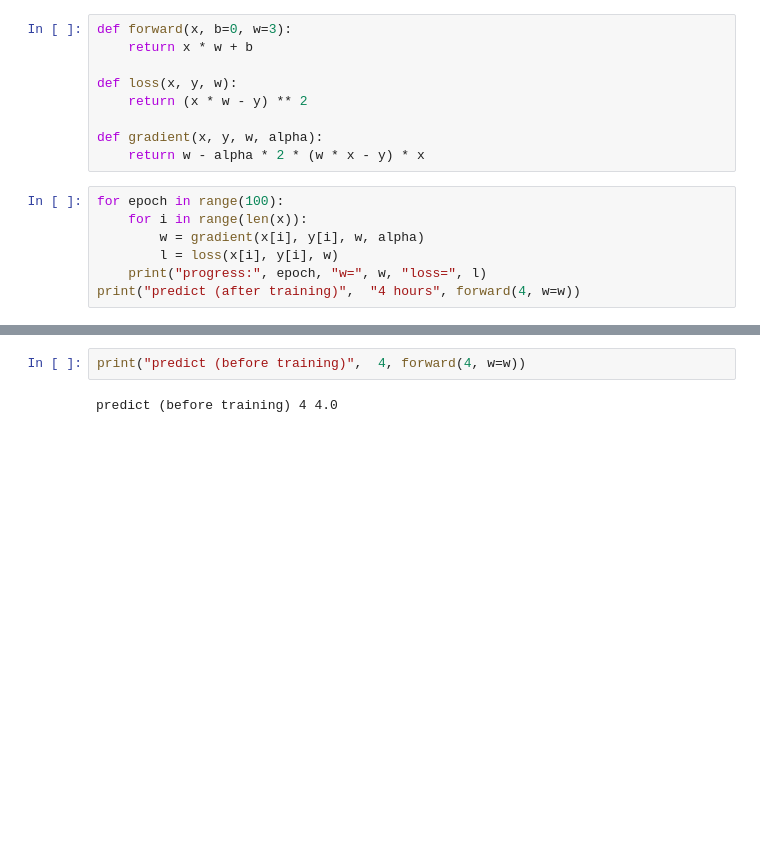
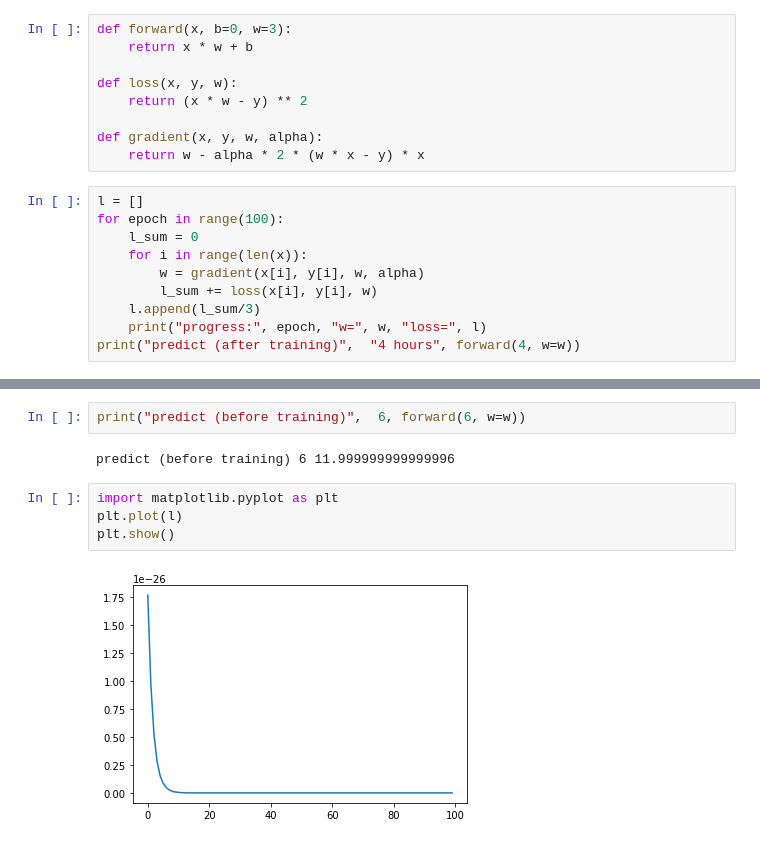
Before and after one commit to zZthebreakerZz/TrainingML, a Jupyter notebook: b_3/Untitled.ipynb, the cells around one changed output, grey strips where cells are left out. Saved outputs shown, nothing was run; the diff lists cells and outputs as text; blank space fills up the shorter version.

Commit message:
Training

```diff
--- a/b_3/Untitled.ipynb
+++ b/b_3/Untitled.ipynb
@@ -13,10 +13,13 @@ def loss(x, y, w):
 def gradient(x, y, w, alpha):
     return w - alpha * 2 * (w * x - y) * x
 # %%
+l = []
 for epoch in range(100):
+    l_sum = 0
     for i in range(len(x)):
         w = gradient(x[i], y[i], w, alpha)
-        l = loss(x[i], y[i], w)
+        l_sum += loss(x[i], y[i], w)
+    l.append(l_sum/3)
     print("progress:", epoch, "w=", w, "loss=", l)
 print("predict (after training)",  "4 hours", forward(4, w=w))
 # %% [output]
@@ -40,4 +43,10 @@ predict (after training) 4 hours 7.9999999999996945
 # %%
-print("predict (before training)",  4, forward(4, w=w))
+print("predict (before training)",  6, forward(6, w=w))
 # %% [output]
-predict (before training) 4 4.0
+predict (before training) 6 11.999999999999996
+# %%
+import matplotlib.pyplot as plt
+plt.plot(l)
+plt.show()
+# %% [output]
+[figure, added]
```
Also changed, not shown: parts of 1 cell of this notebook, 3 other files.
